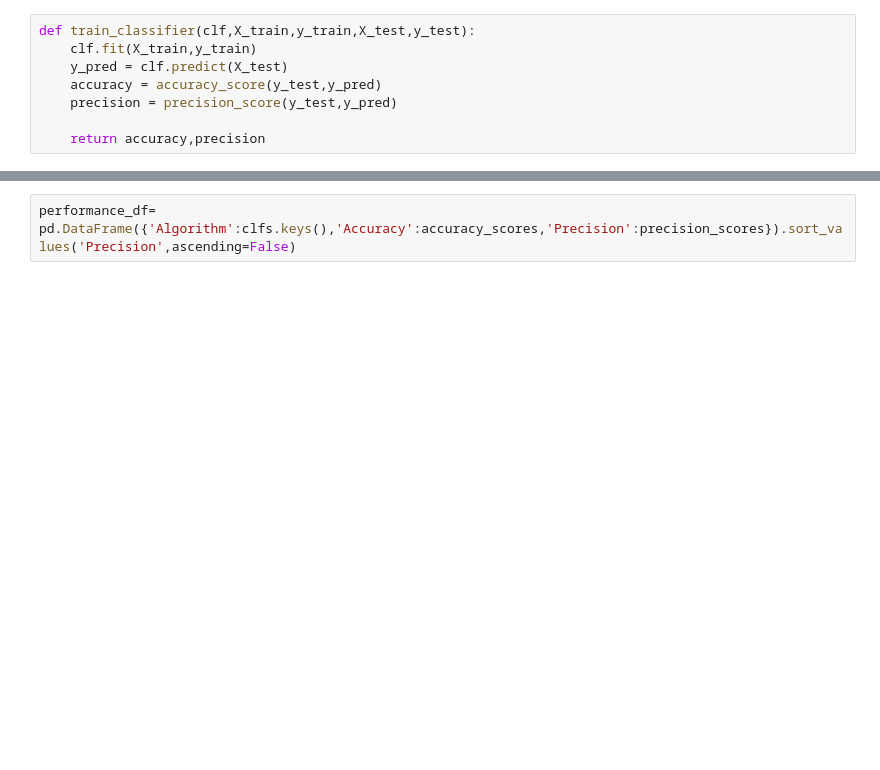
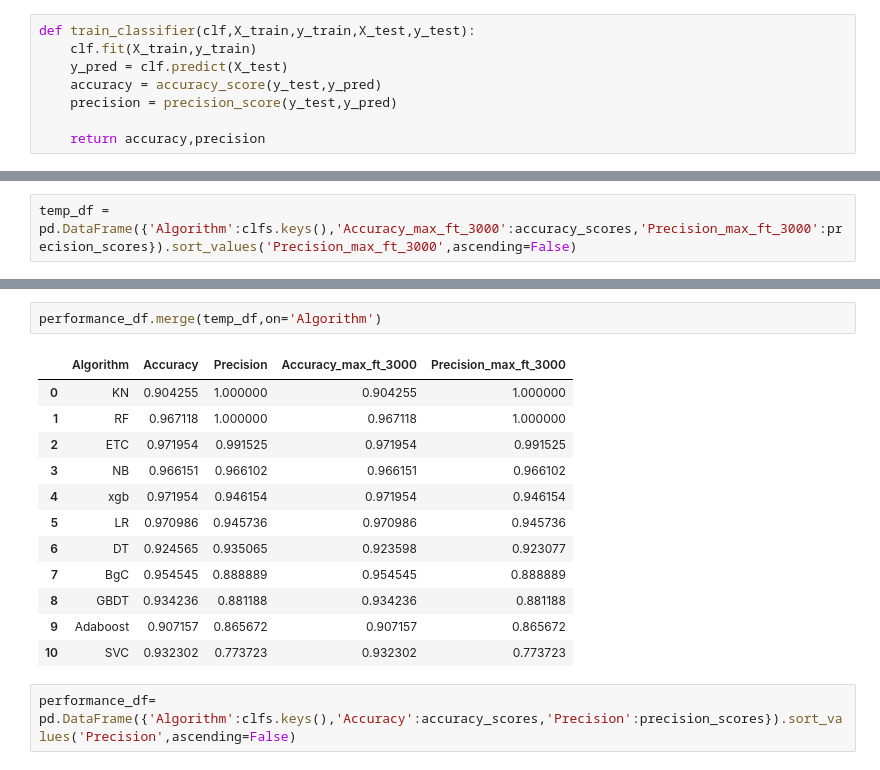
Before and after one commit to shaanVM/SMS_Spam_Detection, a Jupyter notebook: main.ipynb, the cells around one changed output, grey strips where cells are left out. Cells and saved outputs as stored; diff of their text form; blank space fills up the shorter version.

```diff
--- a/main.ipynb
+++ b/main.ipynb
@@ -626,0 +647,2 @@ precision 0.9461538461538461
+# %%
+temp_df = pd.DataFrame({'Algorithm':clfs.keys(),'Accuracy_max_ft_3000':accuracy_scores,'Precision_max_ft_3000':precision_scores}).sort_values('Precision_max_ft_3000',ascending=False)
@@ -627,3 +664,18 @@ precision 0.9461538461538461
+# %%
+performance_df.merge(temp_df,on='Algorithm')
+# %% [output]
+|  | Algorithm | Accuracy | Precision | Accuracy_max_ft_3000 | Precision_max_ft_3000 |
+| 0 | KN | 0.904255 | 1.000000 | 0.904255 | 1.000000 |
+| 1 | RF | 0.967118 | 1.000000 | 0.967118 | 1.000000 |
+| 2 | ETC | 0.971954 | 0.991525 | 0.971954 | 0.991525 |
+| 3 | NB | 0.966151 | 0.966102 | 0.966151 | 0.966102 |
+| 4 | xgb | 0.971954 | 0.946154 | 0.971954 | 0.946154 |
+| 5 | LR | 0.970986 | 0.945736 | 0.970986 | 0.945736 |
+| 6 | DT | 0.924565 | 0.935065 | 0.923598 | 0.923077 |
+| 7 | BgC | 0.954545 | 0.888889 | 0.954545 | 0.888889 |
+| 8 | GBDT | 0.934236 | 0.881188 | 0.934236 | 0.881188 |
+| 9 | Adaboost | 0.907157 | 0.865672 | 0.907157 | 0.865672 |
+| 10 | SVC | 0.932302 | 0.773723 | 0.932302 | 0.773723 |
 # %%
 performance_df= pd.DataFrame({'Algorithm':clfs.keys(),'Accuracy':accuracy_scores,'Precision':precision_scores}).sort_values('Precision',ascending=False)
 # %%
```
Also changed, not shown: parts of 15 cells of this notebook, 4 other files.
